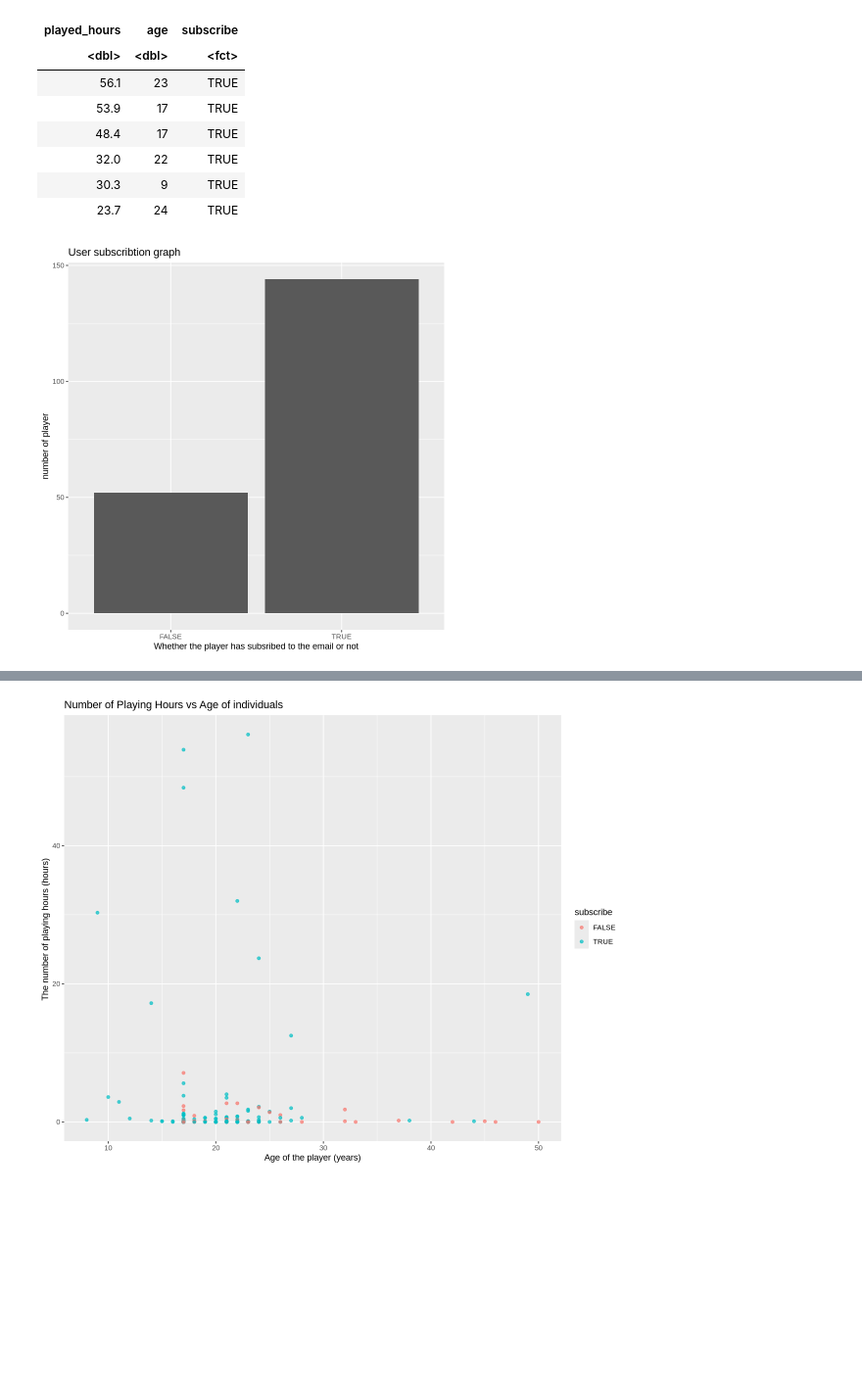
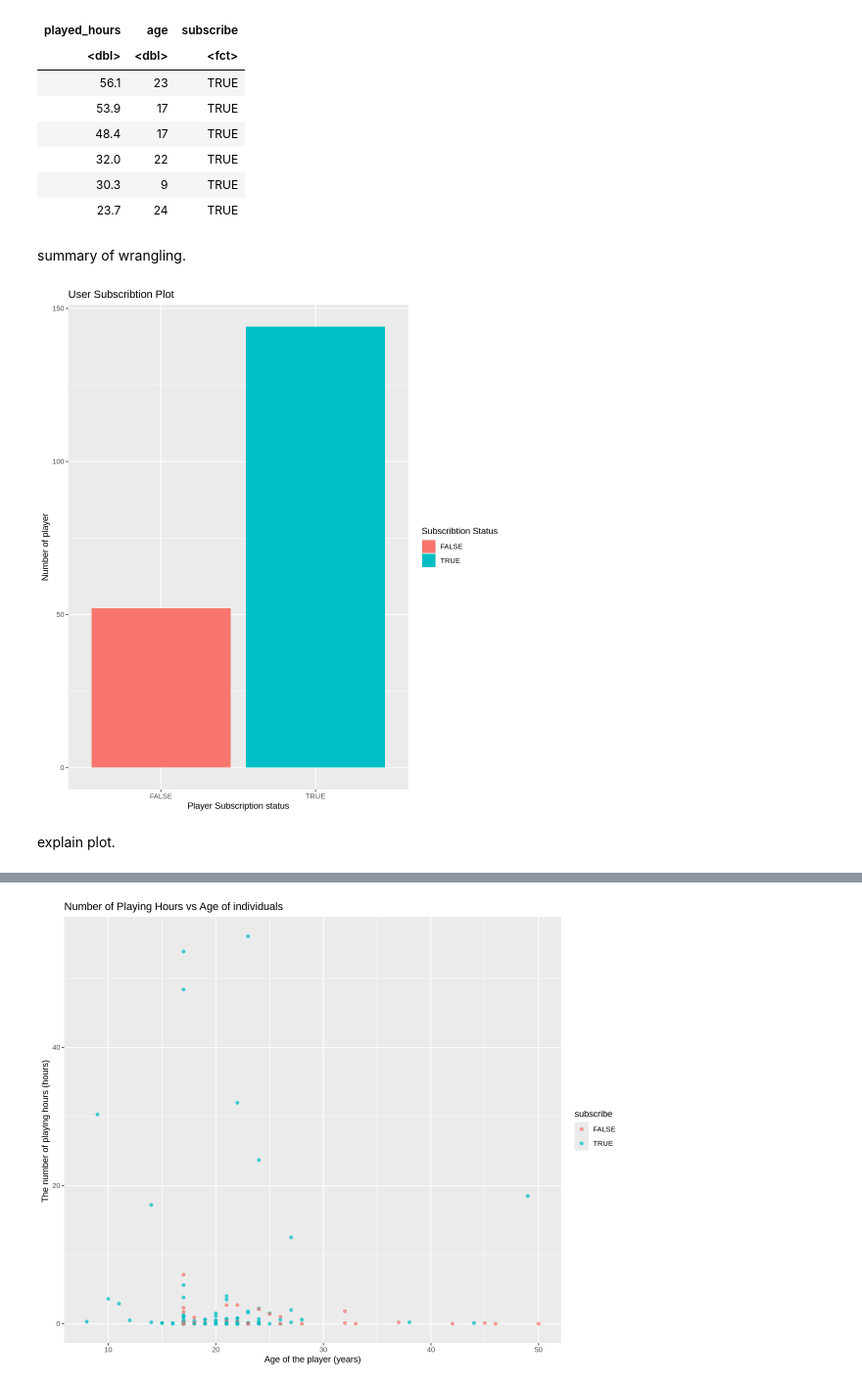
Before and after one commit to lennamh/DSCI100projectfinal, a Jupyter notebook: finalproject.ipynb, the cells around one changed output, grey strips where cells are left out. Shown at 98% size. Saved outputs shown, nothing was run; the diff lists cells and outputs as text; code cells hidden in the pictures; blank space fills up the shorter version.

```diff
--- a/finalproject.ipynb
+++ b/finalproject.ipynb
@@ -101,19 +85,24 @@ A tibble: 6 × 3
 | 32.0 | 22 | TRUE |
 | 30.3 | 9 | TRUE |
 | 23.7 | 24 | TRUE |
+# %% [markdown]
+summary of wrangling.
 # %%
 class_inbalance_plot <- players_df |>
                         group_by (subscribe) |>
                         summarize(count = n()) |>
-                        ggplot(aes(x = subscribe, y = count)) +
+                        ggplot(aes(x = subscribe, y = count, fill = subscribe)) +
                         geom_bar(stat = "identity") +
-                        xlab("Whether the player has subsribed to the email or not") +
-                        ylab("number of player") +
-                        ggtitle("User subscribtion graph")
+                        xlab("Player Subscription status") +
+                        ylab("Number of player") +
+                        labs(fill = "Subscribtion Status") +
+                        ggtitle("User Subscribtion Plot")
 
 class_inbalance_plot
 # %% [output]
-[figure, old version]
+[figure, new version]
+# %% [markdown]
+explain plot.
 # %%
 #Histogram of Age by Subscription
 age_plot<-players_df|>
```
Also changed, not shown: parts of 9 cells of this notebook.
